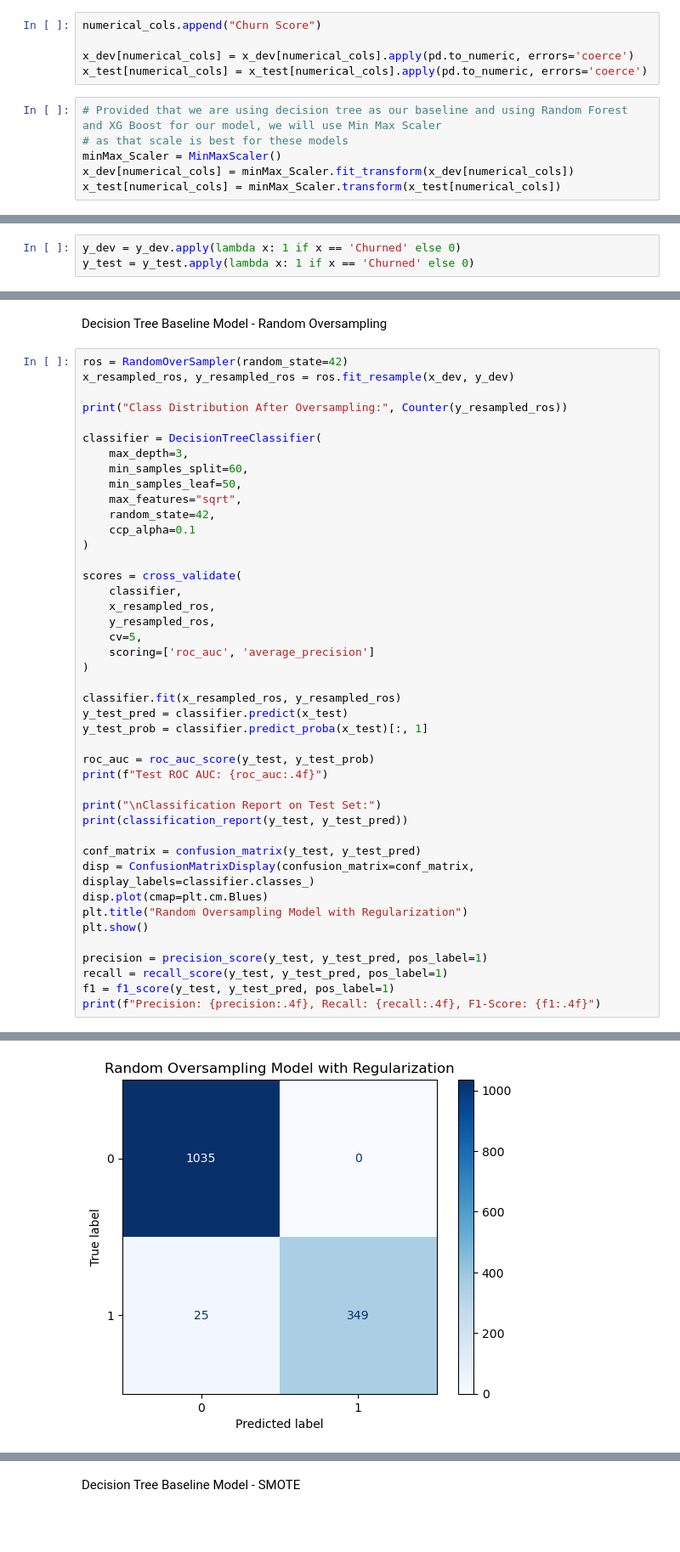
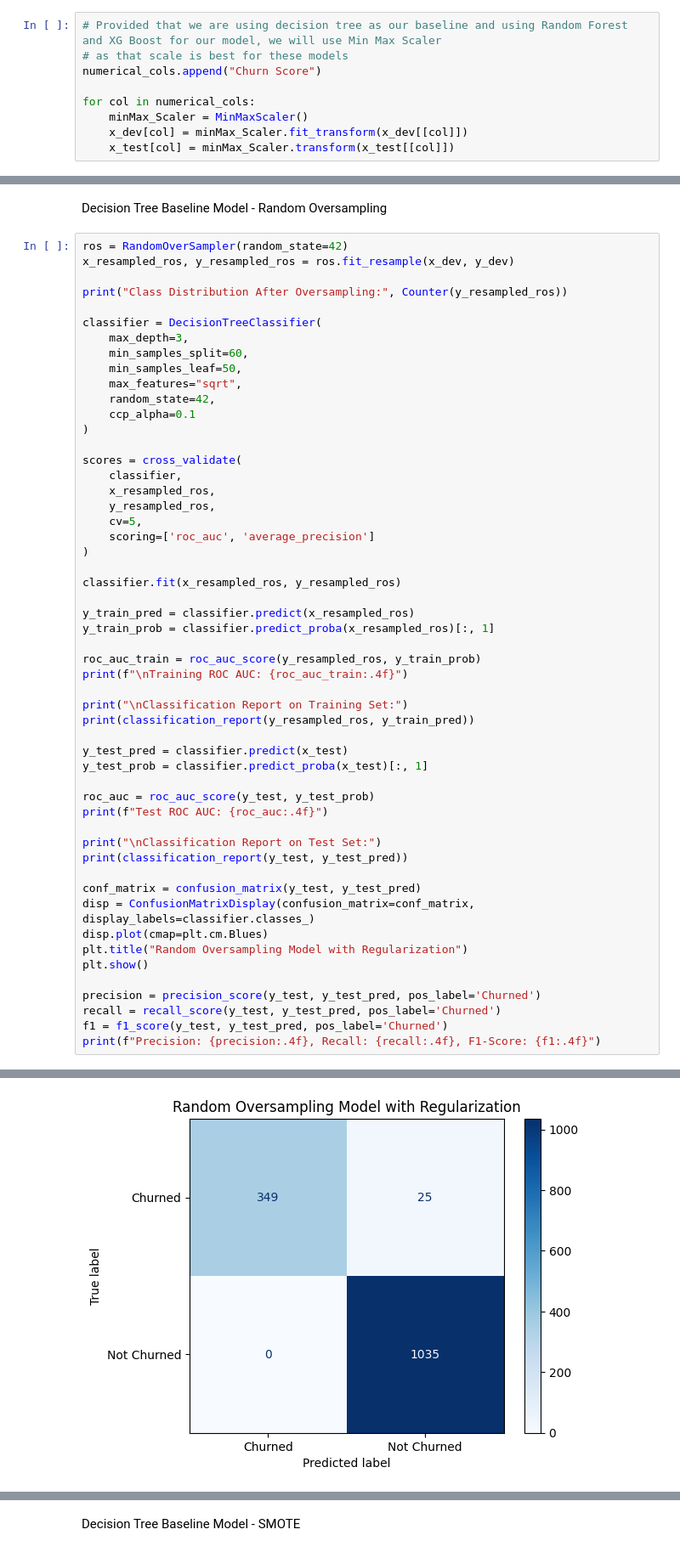
Before and after one commit to JasonCheung01/Telco-Churn, a Jupyter notebook: AML_Team_Project.ipynb, the cells around one changed output, grey strips where cells are left out. Shown at 85% size. Drawn from its saved outputs; the diff is of its cells as text; blank space fills up the shorter version.

Commit message:
Update training set performance

```diff
--- a/AML_Team_Project.ipynb
+++ b/AML_Team_Project.ipynb
@@ -416,17 +410,15 @@ print("x_test Shape: ", x_test.shape)
 # %% [output]
 x_dev Shape:  (5634, 57)
 x_test Shape:  (1409, 57)
-# %%
-numerical_cols.append("Churn Score")
-
-x_dev[numerical_cols] = x_dev[numerical_cols].apply(pd.to_numeric, errors='coerce')
-x_test[numerical_cols] = x_test[numerical_cols].apply(pd.to_numeric, errors='coerce')
 # %%
 # Provided that we are using decision tree as our baseline and using Random Forest and XG Boost for our model, we will use Min Max Scaler
 # as that scale is best for these models
-minMax_Scaler = MinMaxScaler()
-x_dev[numerical_cols] = minMax_Scaler.fit_transform(x_dev[numerical_cols])
-x_test[numerical_cols] = minMax_Scaler.transform(x_test[numerical_cols])
+numerical_cols.append("Churn Score")
+
+for col in numerical_cols:
+    minMax_Scaler = MinMaxScaler()
+    x_dev[col] = minMax_Scaler.fit_transform(x_dev[[col]])
+    x_test[col] = minMax_Scaler.transform(x_test[[col]])
 # %%
 # Check for any correlation
 correlation_matrix = x_dev.corr()
@@ -543,6 +515,3 @@ Index(['Tenure Months', 'Monthly Charges', 'Churn Score', 'CLTV', 'Age',
-# %%
-y_dev = y_dev.apply(lambda x: 1 if x == 'Churned' else 0)
-y_test = y_test.apply(lambda x: 1 if x == 'Churned' else 0)
 # %% [markdown]
 Model Building and Training
 # %% [markdown]
@@ -571,6 +540,16 @@ scores = cross_validate(
 )
 
 classifier.fit(x_resampled_ros, y_resampled_ros)
+
+y_train_pred = classifier.predict(x_resampled_ros)
+y_train_prob = classifier.predict_proba(x_resampled_ros)[:, 1]
+
+roc_auc_train = roc_auc_score(y_resampled_ros, y_train_prob)
+print(f"\nTraining ROC AUC: {roc_auc_train:.4f}")
+
+print("\nClassification Report on Training Set:")
+print(classification_report(y_resampled_ros, y_train_pred))
+
 y_test_pred = classifier.predict(x_test)
 y_test_prob = classifier.predict_proba(x_test)[:, 1]
 
@@ -586,8 +565,8 @@ disp.plot(cmap=plt.cm.Blues)
 plt.title("Random Oversampling Model with Regularization")
 plt.show()
 
-precision = precision_score(y_test, y_test_pred, pos_label=1)
-recall = recall_score(y_test, y_test_pred, pos_label=1)
-f1 = f1_score(y_test, y_test_pred, pos_label=1)
+precision = precision_score(y_test, y_test_pred, pos_label='Churned')
+recall = recall_score(y_test, y_test_pred, pos_label='Churned')
+f1 = f1_score(y_test, y_test_pred, pos_label='Churned')
 print(f"Precision: {precision:.4f}, Recall: {recall:.4f}, F1-Score: {f1:.4f}")
 # %% [output]
@@ -602,8 +586,8 @@ Classification Report on Test Set:
 
     accuracy                           0.98      1409
    macro avg       0.99      0.97      0.98      1409
 weighted avg       0.98      0.98      0.98      1409
-[figure, old version]
+[figure, new version]
 Precision: 1.0000, Recall: 0.9332, F1-Score: 0.9654
 # %% [markdown]
 Decision Tree Baseline Model - SMOTE
```
Also changed, not shown: parts of 8 cells of this notebook.
